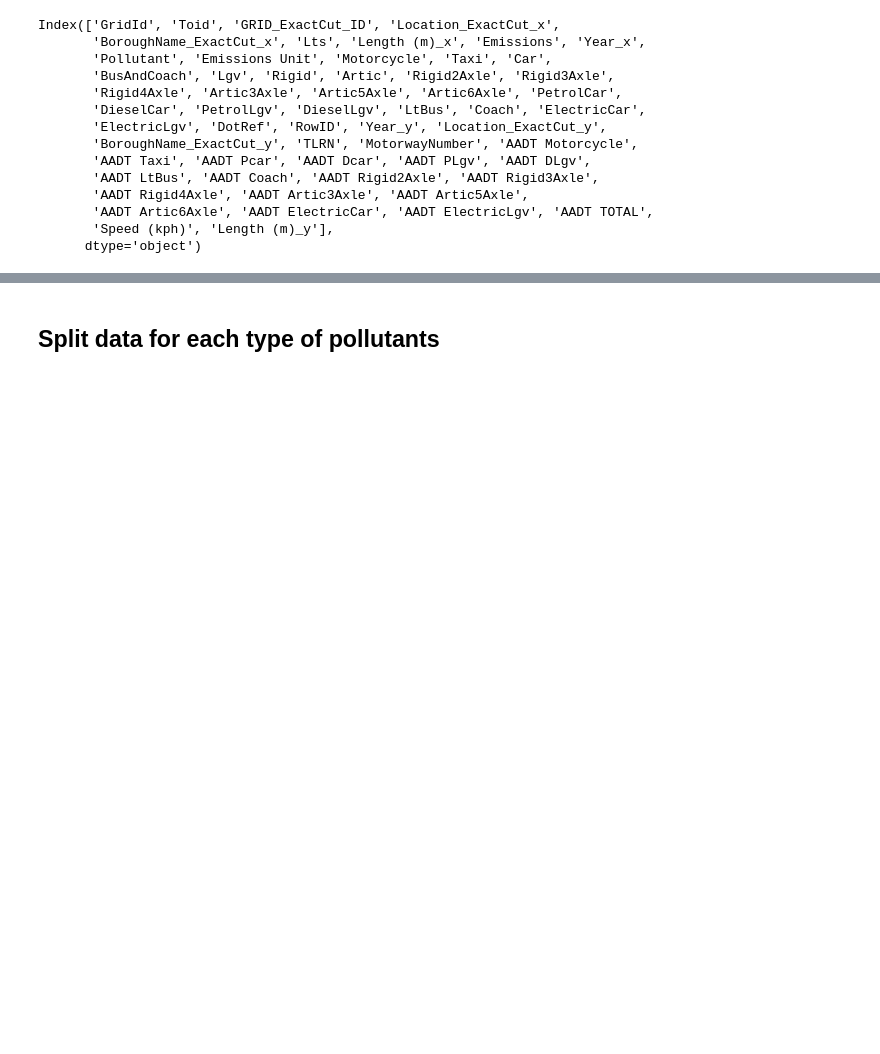
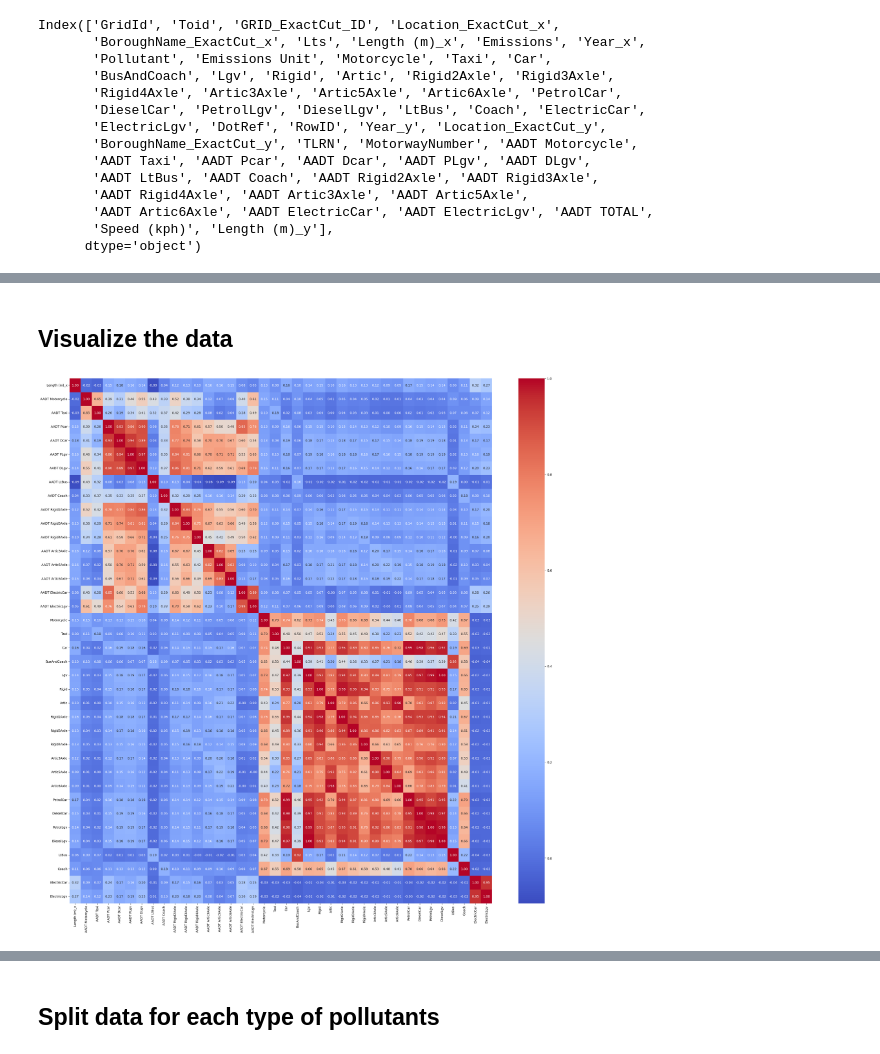
Before and after one commit to zhulinchng/Atmospheric_Emissions_Prediction, a Jupyter notebook: main.ipynb, the cells around one changed output, grey strips where cells are left out. Drawn from its saved outputs; the diff is of its cells as text; code cells hidden in the pictures; blank space fills up the shorter version.

Commit message:
major changes - added standardization and visualization steps - consolidated multiple targets

```diff
--- a/main.ipynb
+++ b/main.ipynb
@@ -152,0 +188,6 @@ Index(['GridId', 'Toid', 'GRID_ExactCut_ID', 'Location_ExactCut_x',
+# %%
+# remove irrelevant columns
+label.remove('AADT TOTAL')
+label.remove('Speed (kph)')
+label.remove('Length (m)_y')
+label
@@ -152,0 +218,14 @@ Index(['GridId', 'Toid', 'GRID_ExactCut_ID', 'Location_ExactCut_x',
+# %% [markdown]
+## Visualize the data
+# %%
+import seaborn as sns
+import matplotlib.pyplot as plt
+%matplotlib inline
+
+# plot the correlation matrix
+corr = df[label + target].corr()
+plt.figure(figsize=(30,30))
+sns.heatmap(corr, annot=True, fmt='.2f', cmap='coolwarm')
+plt.show()
+# %% [output]
+[figure, added]
```
Also changed, not shown: parts of 29 cells of this notebook, 1 other file.
